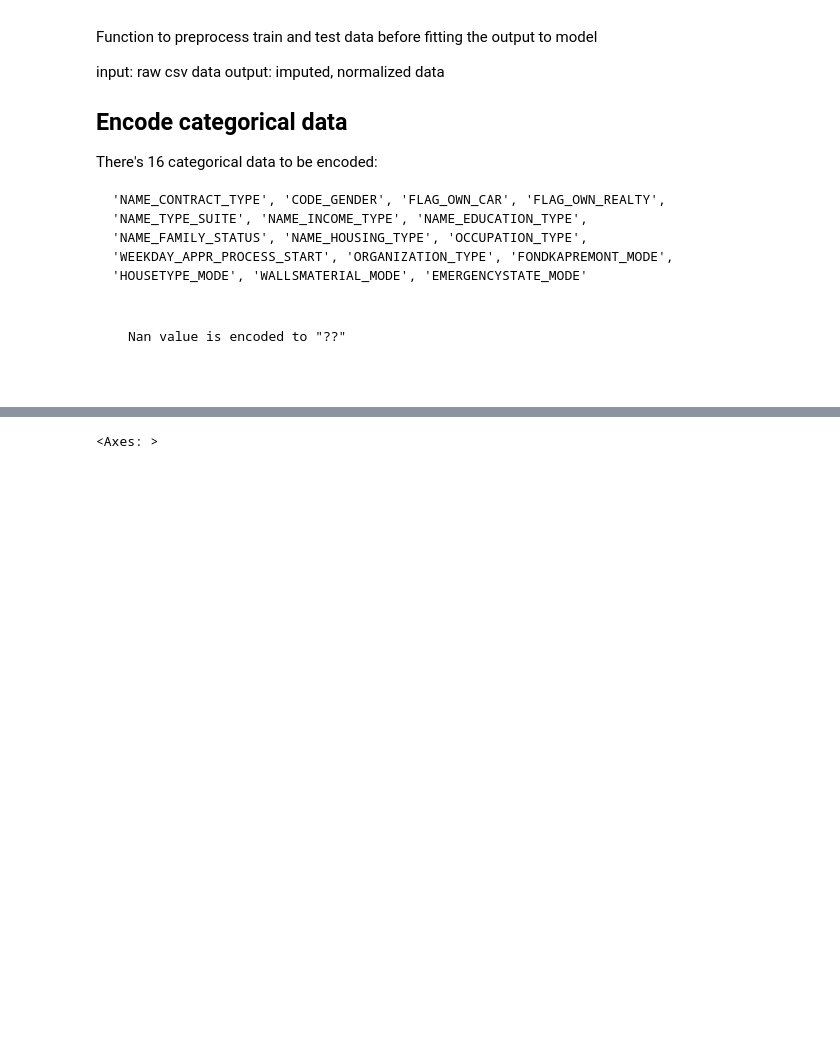
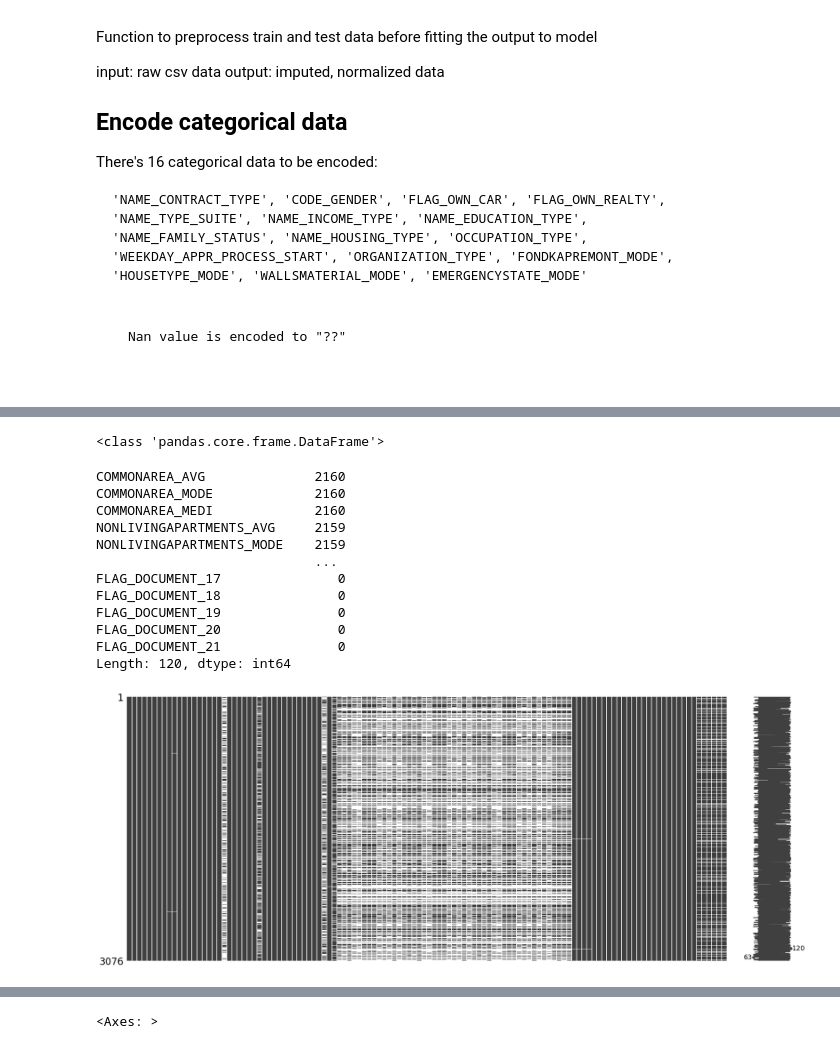
Before and after one commit to VincentChong123/kaggle-home-credit-default-risk, a Jupyter notebook: 2018/predict.ipynb, the cells around one changed output, grey strips where cells are left out. Drawn from its saved outputs; the diff is of its cells as text; code cells hidden in the pictures; blank space fills up the shorter version.

```diff
--- a/2018/predict.ipynb
+++ b/2018/predict.ipynb
@@ -203,3 +268,23 @@ Nan value is encoded to "??"
+# %%
+import missingno
+
+print(type(X_test))
+missingno.matrix(X_test)
+# %% [output]
+<class 'pandas.core.frame.DataFrame'>
+COMMONAREA_AVG              2160
+COMMONAREA_MODE             2160
+COMMONAREA_MEDI             2160
+NONLIVINGAPARTMENTS_AVG     2159
+NONLIVINGAPARTMENTS_MODE    2159
+                            ...
+FLAG_DOCUMENT_17               0
+FLAG_DOCUMENT_18               0
+FLAG_DOCUMENT_19               0
+FLAG_DOCUMENT_20               0
+FLAG_DOCUMENT_21               0
+Length: 120, dtype: int64
+[figure, added]
 # %%
 from sklearn.preprocessing import LabelEncoder
 
```
Also changed, not shown: parts of 7 cells of this notebook, 1 other file.
